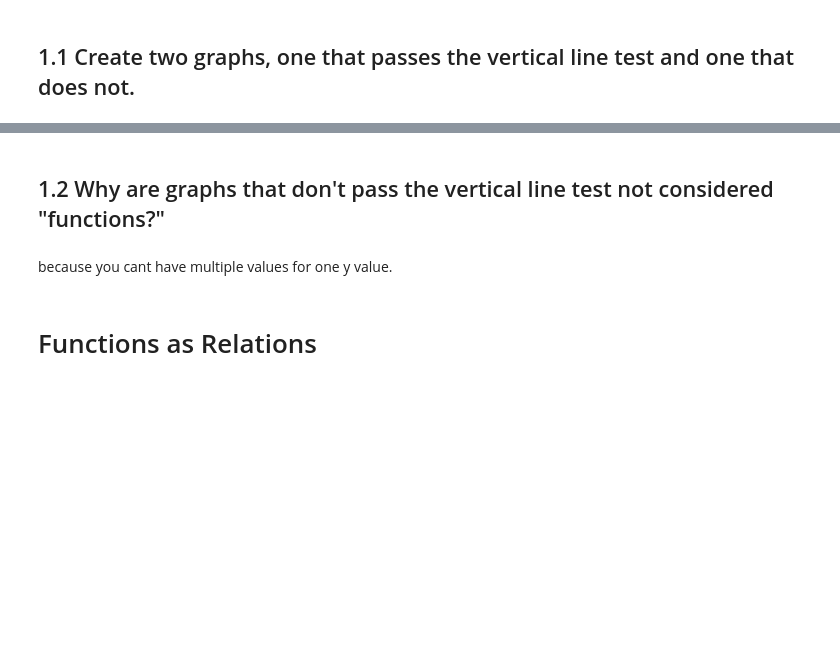
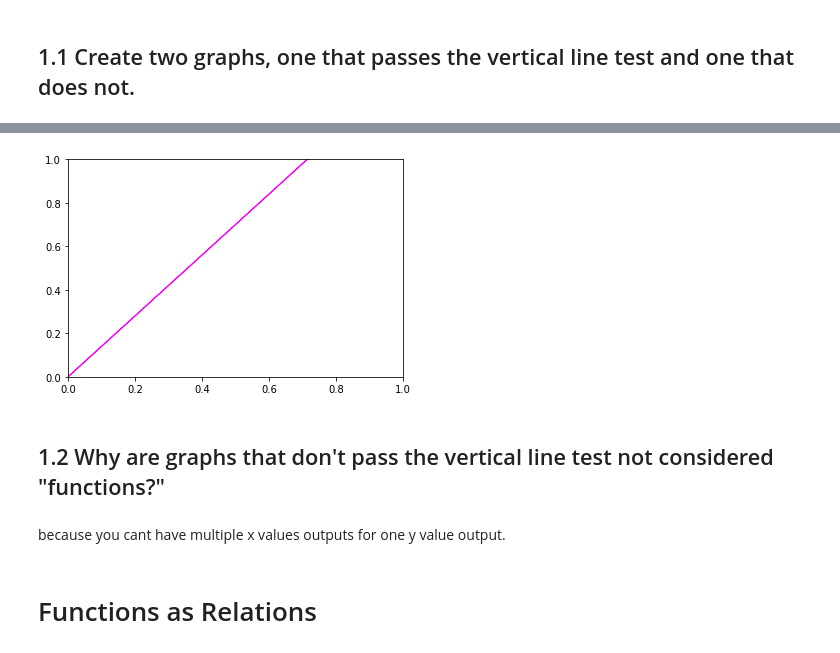
Before and after one commit to Toshukojo/DS-Unit-1-Sprint-3-Linear-Algebra, a Jupyter notebook: module3-dimensionality-reduction/LS_DS_133_High_Dimensional_Data_Assignment.ipynb, the cells around one changed output, grey strips where cells are left out. Saved outputs shown, nothing was run; the diff lists cells and outputs as text; code cells hidden in the pictures; blank space fills up the shorter version.

```diff
--- a/module3-dimensionality-reduction/LS_DS_133_High_Dimensional_Data_Assignment.ipynb
+++ b/module3-dimensionality-reduction/LS_DS_133_High_Dimensional_Data_Assignment.ipynb
@@ -7,7 +18,14 @@
+# %%
+
+arrow = [5, 7]
+plt.arrow(0,0, arrow[0], arrow[1], color='magenta')
+plt.show()
+# %% [output]
+[figure, added]
 # %% [markdown]
 ## 1.2 Why are graphs that don't pass the vertical line test not considered "functions?"
 # %% [markdown]
-because you cant have multiple values for one y value.
+because you cant have multiple x values outputs for one y value output.
 # %% [markdown]
 # Functions as Relations
 # %% [markdown]
```
Also changed, not shown: parts of 28 cells of this notebook.
